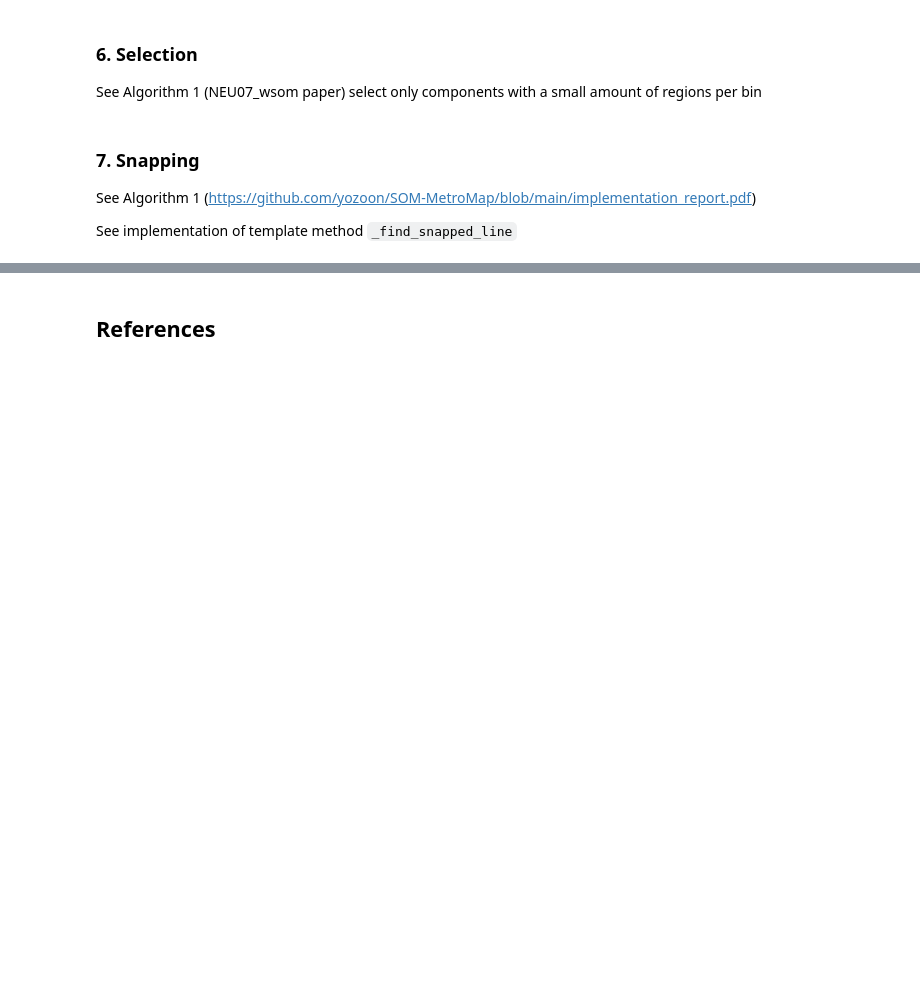
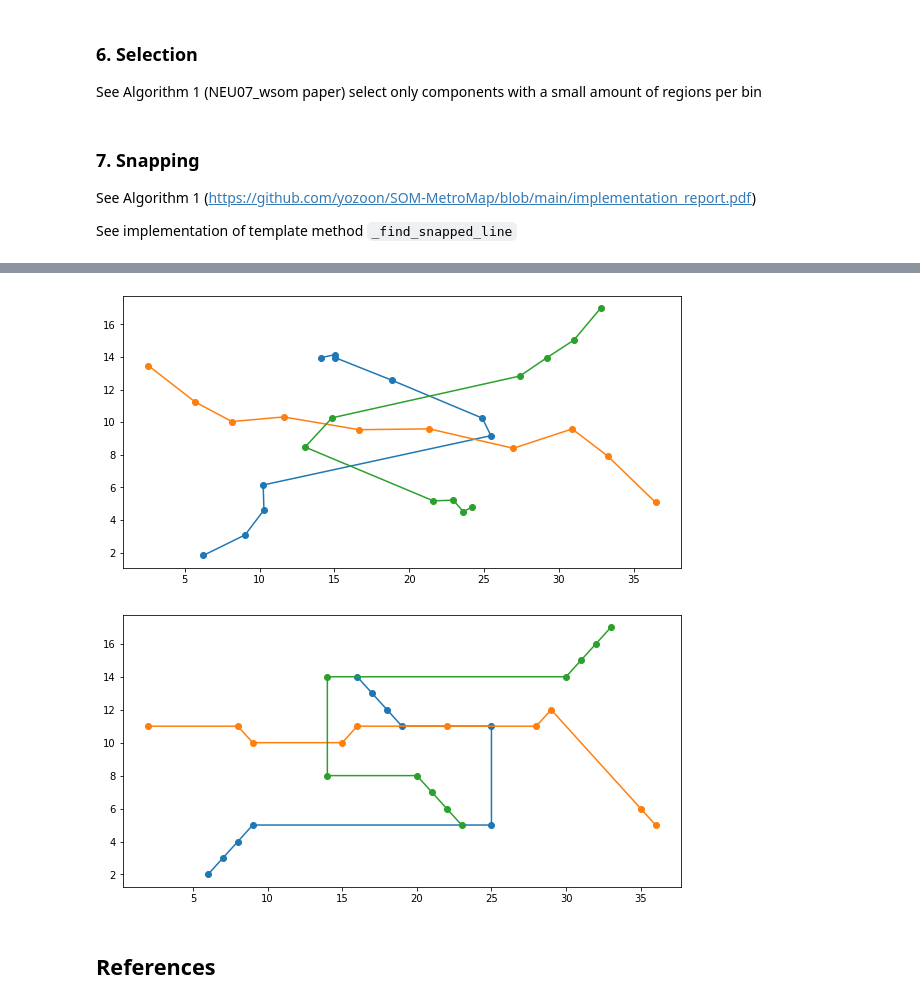
Before and after one commit to filipLoisel/SOS, a Jupyter notebook: UE3/src/main.ipynb, the cells around one changed output, grey strips where cells are left out. Saved outputs shown, nothing was run; the diff lists cells and outputs as text; code cells hidden in the pictures; blank space fills up the shorter version.

```diff
--- a/UE3/src/main.ipynb
+++ b/UE3/src/main.ipynb
@@ -371,3 +363,12 @@ def select_components(d_planes,n = 5):
 See Algorithm 1 (https://github.com/yozoon/SOM-MetroMap/blob/main/implementation_report.pdf)
 
 See implementation of template method `_find_snapped_line`
+# %%
+print(lines)
+
+for line in lines:
+    x_coordinates = [point[0] for point in line]
+    y_coordinates = [point[1] for point in line]
+    plt.plot(x_coordinates, y_coordinates, '-o')
+
+plt.show()
@@ -374,2 +455,14 @@ See implementation of template method `_find_snapped_line`
+# %%
+
+
+lines = np.array(get_component_lines(discretized_planes))
+
+
+
+visualize(lines)
+visualize(snap_component_lines(lines, discretized_planes, 5))
+# %% [output]
+[figure, added]
+[figure, added]
 # %% [markdown]
 ## References
```
Also changed, not shown: parts of 4 cells of this notebook.
